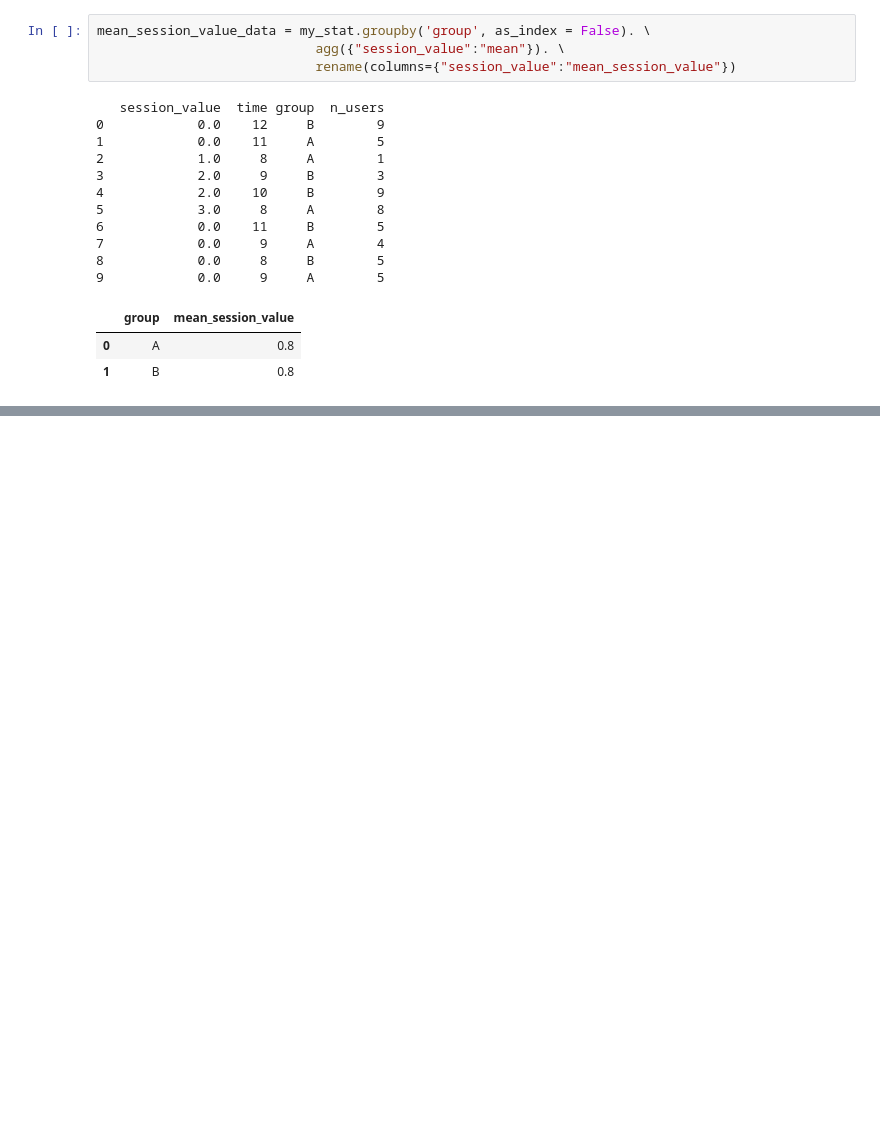
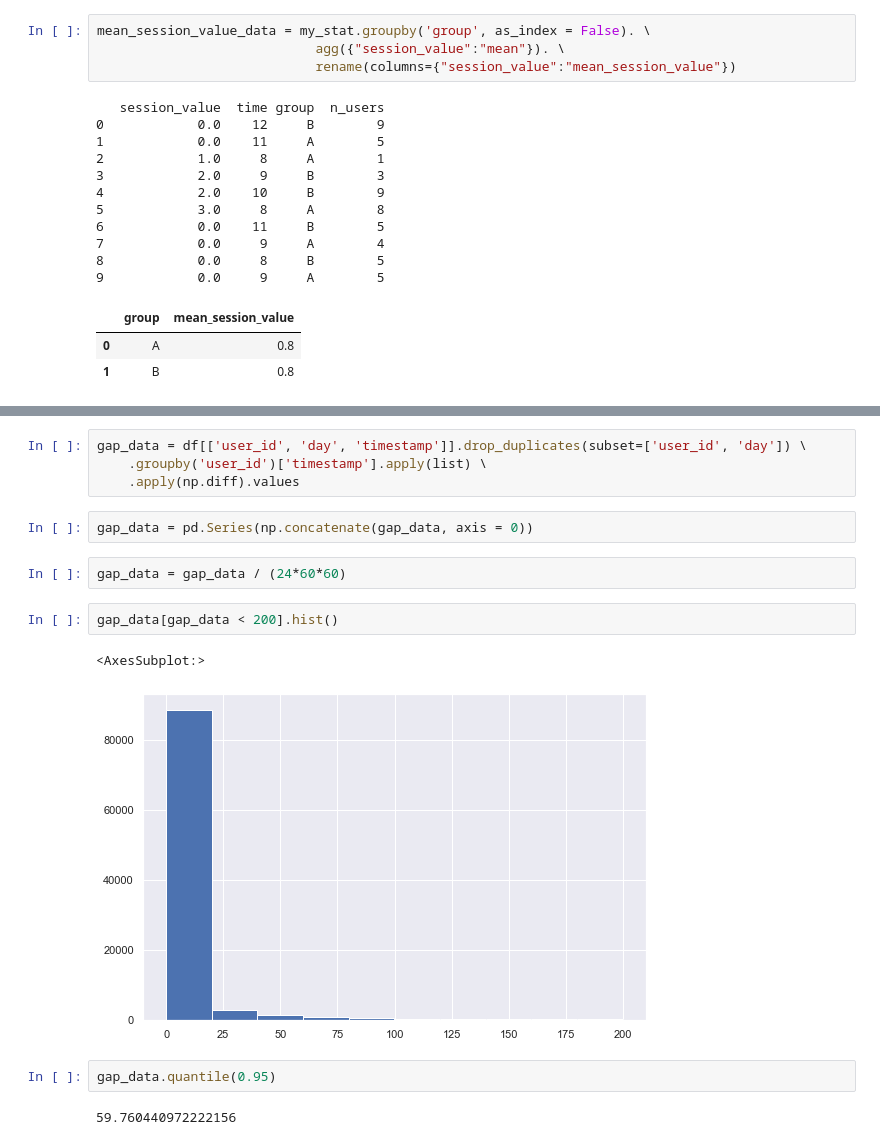
Before and after one commit to AndrewSalygin/ML_practice, a Jupyter notebook: ML.ipynb, the cells around one changed output, grey strips where cells are left out. Cells and saved outputs as stored; diff of their text form; blank space fills up the shorter version.

```diff
--- a/ML.ipynb
+++ b/ML.ipynb
@@ -1108,0 +1245,17 @@ mean_session_value_data = my_stat.groupby('group', as_index = False). \
+# %%
+gap_data = df[['user_id', 'day', 'timestamp']].drop_duplicates(subset=['user_id', 'day']) \
+    .groupby('user_id')['timestamp'].apply(list) \
+    .apply(np.diff).values
+# %%
+gap_data = pd.Series(np.concatenate(gap_data, axis = 0))
+# %%
+gap_data = gap_data / (24*60*60)
+# %%
+gap_data[gap_data < 200].hist()
+# %% [output]
+<AxesSubplot:>
+[figure, added]
+# %%
+gap_data.quantile(0.95)
+# %% [output]
+59.760440972222156
```
Also changed, not shown: parts of 35 cells of this notebook.
